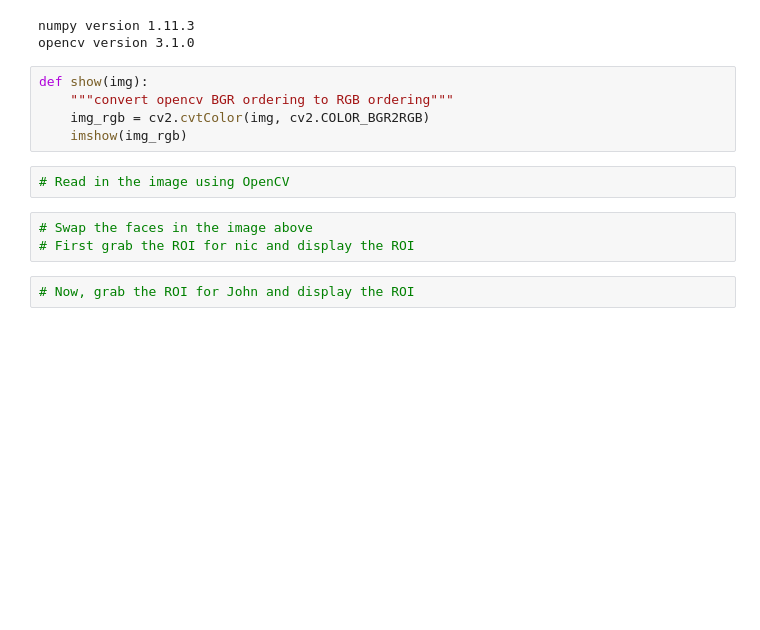
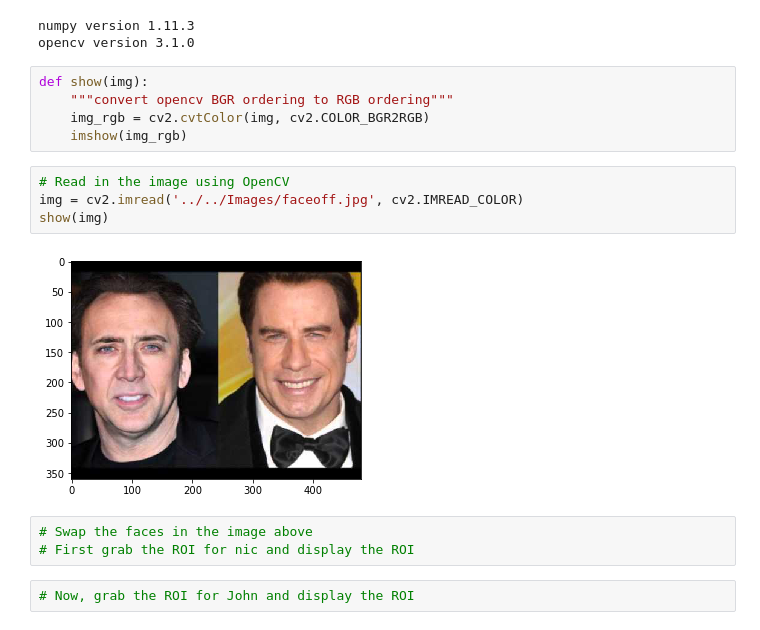
Before and after one commit to jhillgithub/utexas_computer_vision, a Jupyter notebook: Activities/04-FaceOff/faceoff.ipynb, the cells around one changed output. Drawn from its saved outputs; the diff is of its cells as text; blank space fills up the shorter version.

Commit message:
updated faceoff example

```diff
--- a/Activities/04-FaceOff/faceoff.ipynb
+++ b/Activities/04-FaceOff/faceoff.ipynb
@@ -18,6 +18,10 @@ def show(img):
     imshow(img_rgb)
 # %%
 # Read in the image using OpenCV
+img = cv2.imread('../../Images/faceoff.jpg', cv2.IMREAD_COLOR)
+show(img)
+# %% [output]
+[figure, added]
 # %%
 # Swap the faces in the image above
 # First grab the ROI for nic and display the ROI
```
